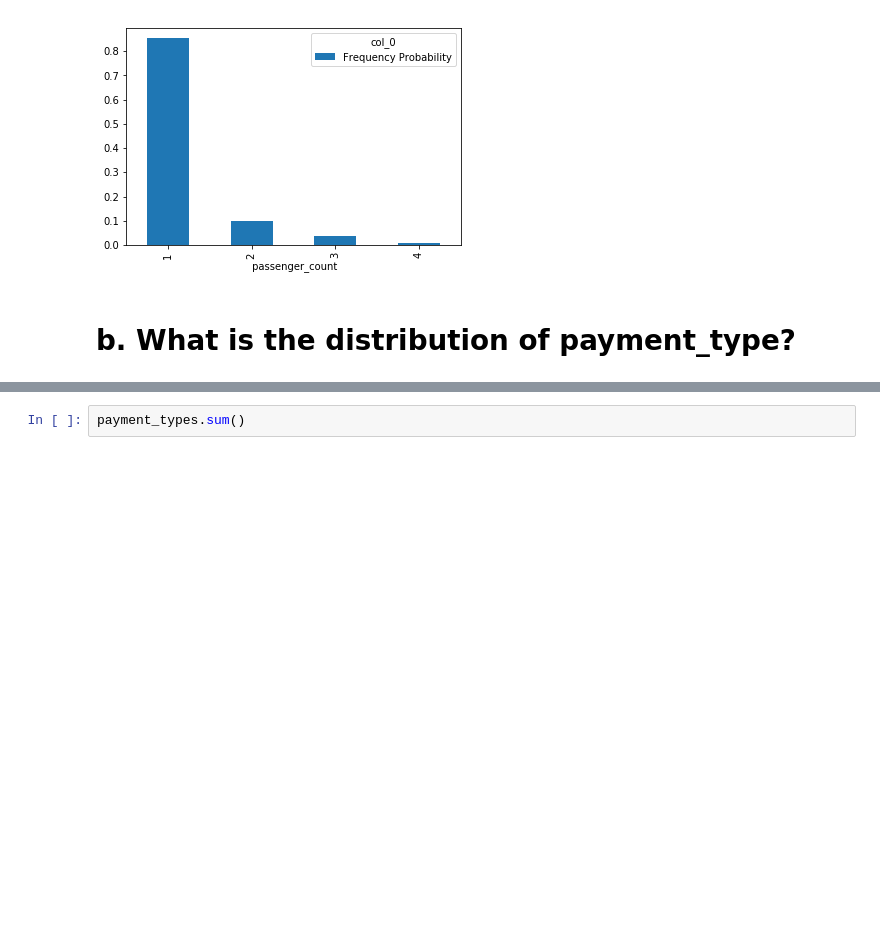
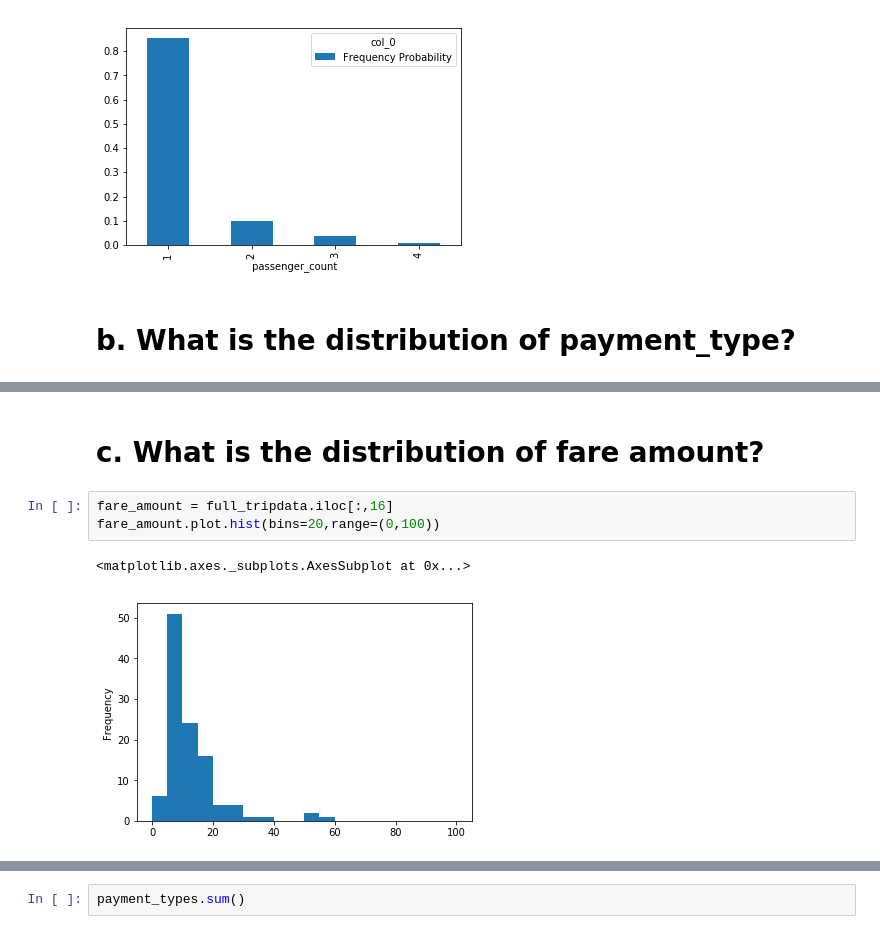
Before and after one commit to emali1/NYCTaxi, a Jupyter notebook: DataPrepare.ipynb, the cells around one changed output, grey strips where cells are left out. Drawn from its saved outputs; the diff is of its cells as text; blank space fills up the shorter version.

```diff
--- a/DataPrepare.ipynb
+++ b/DataPrepare.ipynb
@@ -58,0 +69,8 @@ col_0             Frequency Probability
+# %% [markdown]
+# c. What is the distribution of fare amount?
+# %%
+fare_amount = full_tripdata.iloc[:,16]
+fare_amount.plot.hist(bins=20,range=(0,100))
+# %% [output]
+<matplotlib.axes._subplots.AxesSubplot at 0x...>
+[figure, added]
```
Also changed, not shown: parts of 14 cells of this notebook.
